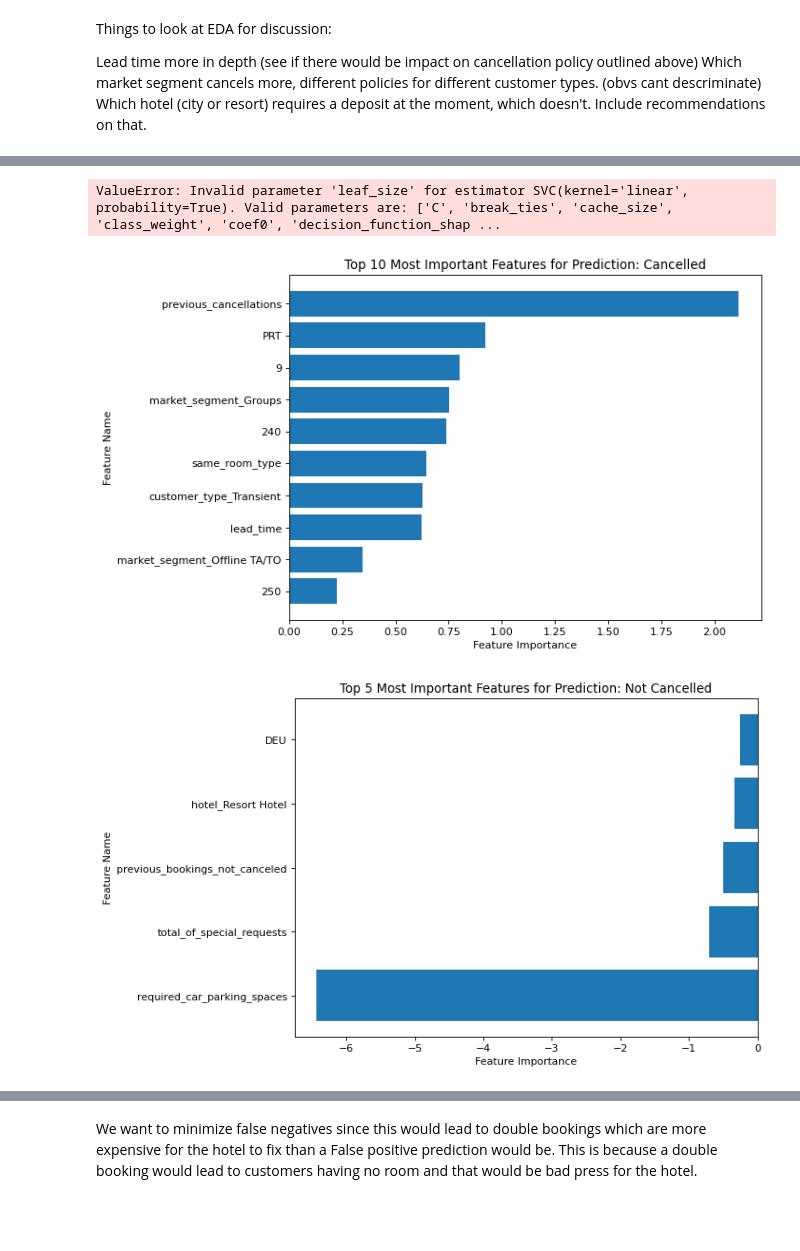
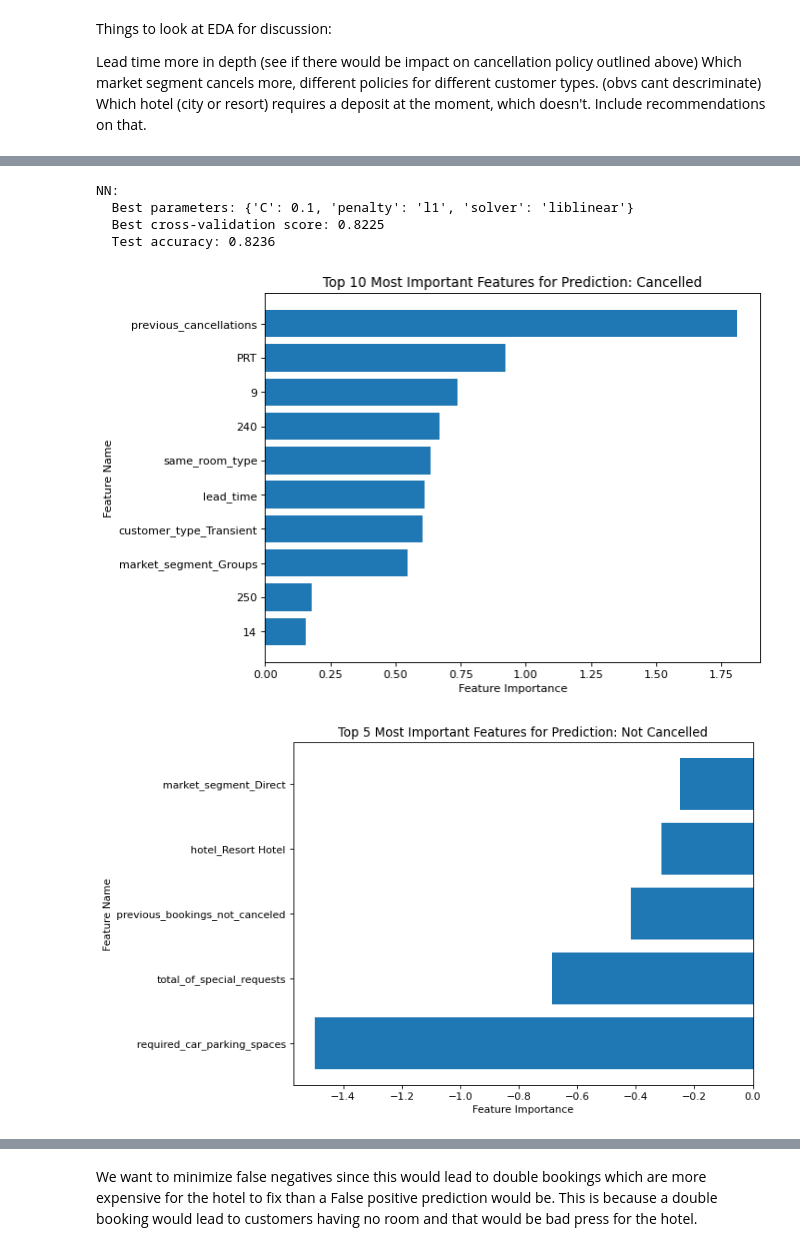
Before and after one commit to Mengyao41/ML_proj2, a Jupyter notebook: project2.ipynb, the cells around one changed output, grey strips where cells are left out. Saved outputs shown, nothing was run; the diff lists cells and outputs as text; code cells hidden in the pictures; blank space fills up the shorter version.

```diff
--- a/project2.ipynb
+++ b/project2.ipynb
@@ -799,8 +798,8 @@ X_test_preprocessed = scalar.transform(X_test)
 models = [
     ('Logistic Regression (C=10)', LogisticRegression(solver = 'liblinear',C=10)),
     ('Decision Tree', DecisionTreeClassifier()),
-    ('NN', KNeighborsClassifier() ),
-    ('SVC', SVC(kernel='linear', probability=True))
+    ('NN', KNeighborsClassifier() )
+   # ('SVC', SVC(kernel='linear', probability=True)) too expensive to run
 ]
 
 fig, [ax1,ax2] = plt.subplots(2,1, figsize=[10,15])
@@ -853,9 +852,9 @@ for name, model in models:
     print(f'  Recall: {recall:.2f}')
     print(f'  F1 score: {f1:.2f}')
     print(f'  Precision: {precision:.2f}')
-    print(f'  ROC AUC: {roc_auc:.2f}\n')
+    print(f'  ROC AUC: {roc_auc:.2f}')
     #add accuracy of model???
-    print(f'  Total accuracy: {accuracy:.2f}')
+    print(f'  Total accuracy: {accuracy:.2f}\n')
 
 plt.legend()
 plt.show()
@@ -933,12 +938,16 @@ Which hotel (city or resort) requires a deposit at the moment, which doesn't. In
 # %%
 # Define the models and their parameters for grid search
-params = [{'n_neighbors': [ 2,5,8], 'leaf_size': [20,30,40]}]
+# we tried using other solvers but their fits would fail or take too long
+params = [{'solver': ['liblinear'], 'C': [0.001,0.01,0.1, 1, 10], 'penalty' : ['l1', 'l2']}]
 
 # K-fold cross validation
 kfold = KFold(n_splits=5, shuffle=True, random_state=42)
 
+# define my model
+model = LogisticRegression()
+
 # Perform GridSearchCV for the Tree model and compare their performance
-grid = GridSearchCV(estimator= KNeighborsClassifier(), param_grid=params, scoring='accuracy', cv=kfold)
+grid = GridSearchCV(estimator= model, param_grid=params, scoring='accuracy', cv=kfold)
 grid.fit(X_train_preprocessed, y_train)
 
 best_params = grid.best_params_
@@ -955,33 +964,36 @@ print(f'  Best parameters: {best_params}')
 print(f'  Best cross-validation score: {best_score:.4f}')
 print(f'  Test accuracy: {test_accuracy:.4f}\n')
 # %% [output]
-ValueError: Invalid parameter 'leaf_size' for estimator SVC(kernel='linear', probability=True). Valid parameters are: ['C', 'break_ties', 'cache_size', 'class_weight', 'coef0', 'decision_function_shap ...
+NN:
+  Best parameters: {'C': 0.1, 'penalty': 'l1', 'solver': 'liblinear'}
+  Best cross-validation score: 0.8225
+  Test accuracy: 0.8236
 # %%
 # fit a logistic regression model
-lr = LogisticRegression(solver = 'liblinear',C=10)
+lr = LogisticRegression(solver = 'liblinear',C=0.1, penalty='l1')
 lr.fit(X_train_preprocessed, y_train)
 
 # calculate feature importances
 importance = lr.coef_[0]
 indices = np.argsort(importance)
 
 # plot the 10 most important features
 plt.figure(figsize=(8, 6))
 plt.barh(range(10), importance[indices[-10:]])
 plt.yticks(range(10), X.columns[indices[-10:]])
 plt.title('Top 10 Most Important Features for Prediction: Cancelled')
 plt.xlabel('Feature Importance')
 plt.ylabel('Feature Name')
 
 # plot the 10 least important features
 plt.figure(figsize=(8, 6))
 plt.barh(range(5), importance[indices[:5]])
 plt.yticks(range(5), X.columns[indices[:5]])
 plt.title('Top 5 Most Important Features for Prediction: Not Cancelled')
 plt.xlabel('Feature Importance')
 plt.ylabel('Feature Name')
 
 plt.show()
 # %% [output]
-[figure, old version]
+[figure, new version]
-[figure, old version]
+[figure, new version]
```
Also changed, not shown: parts of 13 cells of this notebook.
